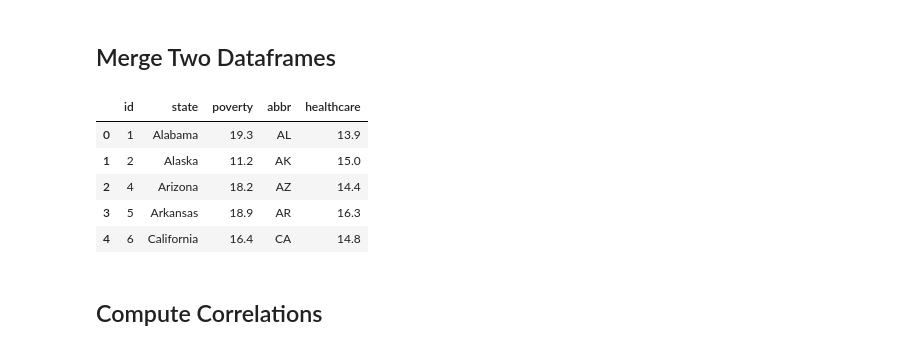
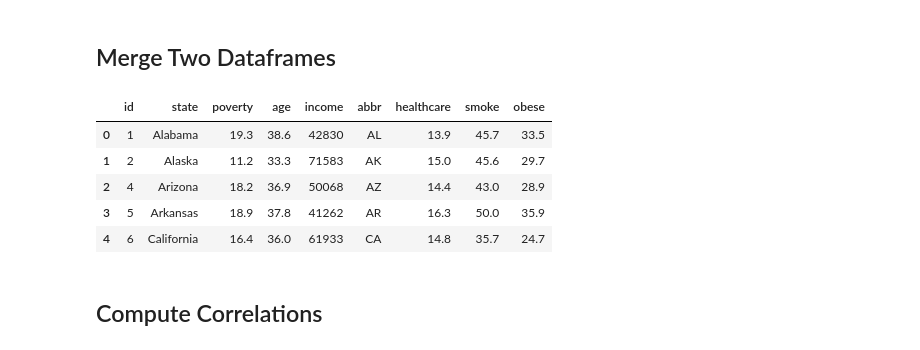
Before and after one commit to feng443/RUDSWeek16D3, a Jupyter notebook: data_prep.ipynb, the cells around one changed output. Cells and saved outputs as stored; diff of their text form; code cells hidden in the pictures.

Commit message:
Done with more data and switching fact/risk

```diff
--- a/data_prep.ipynb
+++ b/data_prep.ipynb
@@ -42,0 +82,7 @@ df_healthcare.head()
+# %%
+df_smoke = pd.read_csv(path.join('CSV', 'BRFSS_2014_Overall (1).csv'))
+# %%
+df_smoke = df_smoke.query('Response == "Never smoked"')[['Locationdesc', 'Data_value']]
+df_smoke.columns = ['state', 'never_smoked']
+df_smoke = df_smoke.assign(smoke=100 - df_smoke['never_smoked'])[['state', 'smoke']]
+df_smoke.head()
@@ -42,0 +98,6 @@ df_healthcare.head()
+# %%
+df_obese = pd.read_csv(path.join('CSV', 'BRFSS_2014_Overall (2).csv'))[['Locationdesc', 'Response', 'Data_value']]
+df_obese.columns = ['state', 'response', 'obese']
+df_obese = df_obese[df_obese['response'].str.contains('Obese')]
+df_obese = df_obese[['state', 'obese']]
+df_obese.head()
@@ -42,0 +113,3 @@ df_healthcare.head()
+# %%
+df_risks = df_healthcare.merge(df_smoke, on='state').merge(df_obese, on='state')
+df_risks.head()
@@ -43,15 +123,15 @@ df_healthcare.head()
 # %% [markdown]
 ## Merge Two Dataframes
 # %%
-df_combo = df_poverty.merge(df_healthcare, on='state')
+df_combo = df_facts.merge(df_risks, on='state')
 df_combo.head()
 # %% [output]
-|  | id | state | poverty | abbr | healthcare |
-| 0 | 1 | Alabama | 19.3 | AL | 13.9 |
-| 1 | 2 | Alaska | 11.2 | AK | 15.0 |
-| 2 | 4 | Arizona | 18.2 | AZ | 14.4 |
-| 3 | 5 | Arkansas | 18.9 | AR | 16.3 |
-| 4 | 6 | California | 16.4 | CA | 14.8 |
+|  | id | state | poverty | age | income | abbr | healthcare | smoke | obese |
+| 0 | 1 | Alabama | 19.3 | 38.6 | 42830 | AL | 13.9 | 45.7 | 33.5 |
+| 1 | 2 | Alaska | 11.2 | 33.3 | 71583 | AK | 15.0 | 45.6 | 29.7 |
+| 2 | 4 | Arizona | 18.2 | 36.9 | 50068 | AZ | 14.4 | 43.0 | 28.9 |
+| 3 | 5 | Arkansas | 18.9 | 37.8 | 41262 | AR | 16.3 | 50.0 | 35.9 |
+| 4 | 6 | California | 16.4 | 36.0 | 61933 | CA | 14.8 | 35.7 | 24.7 |
 # %% [markdown]
 ## Compute Correlations
 # %%
```
Also changed, not shown: parts of 15 cells of this notebook, 4 other files.
